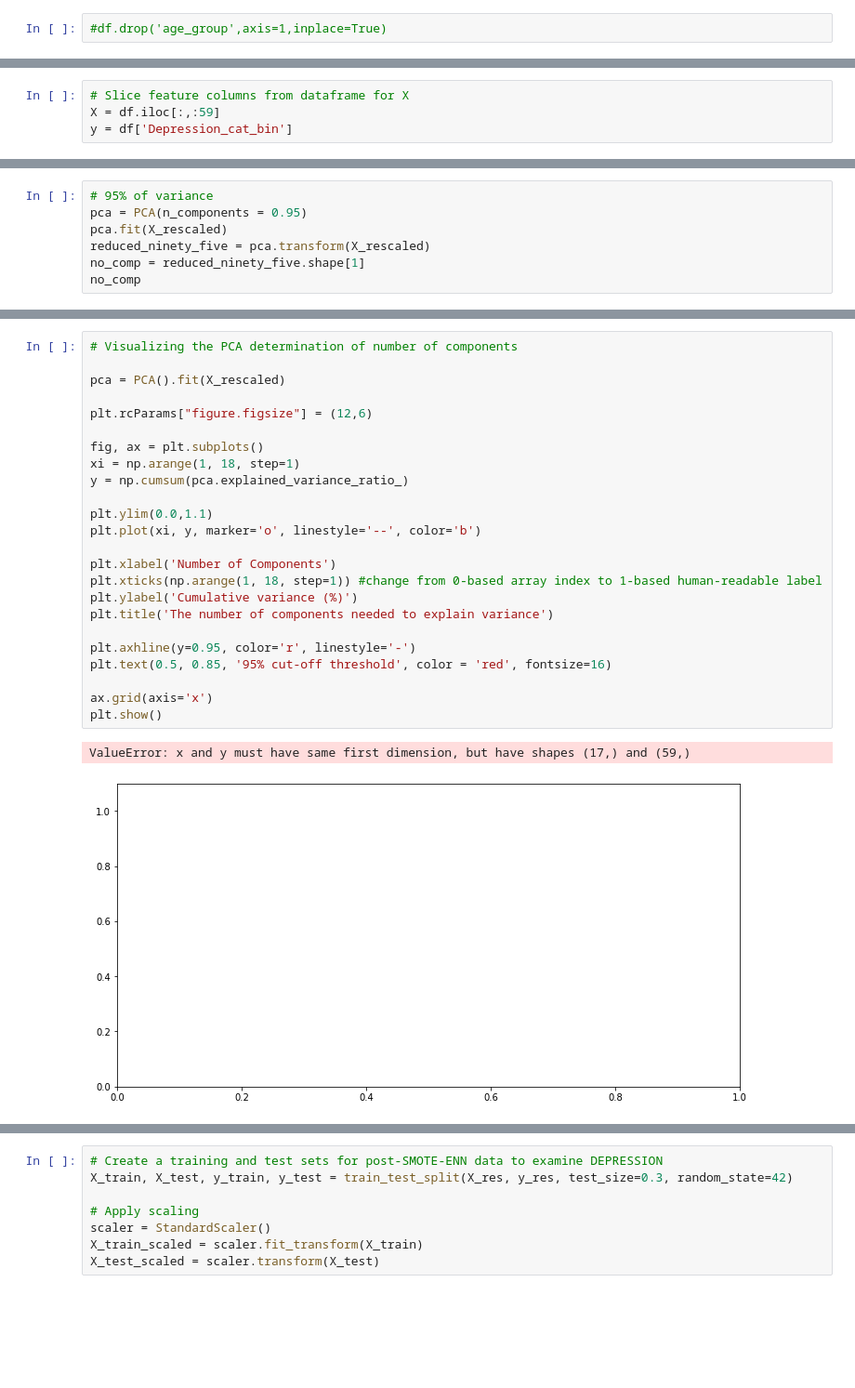
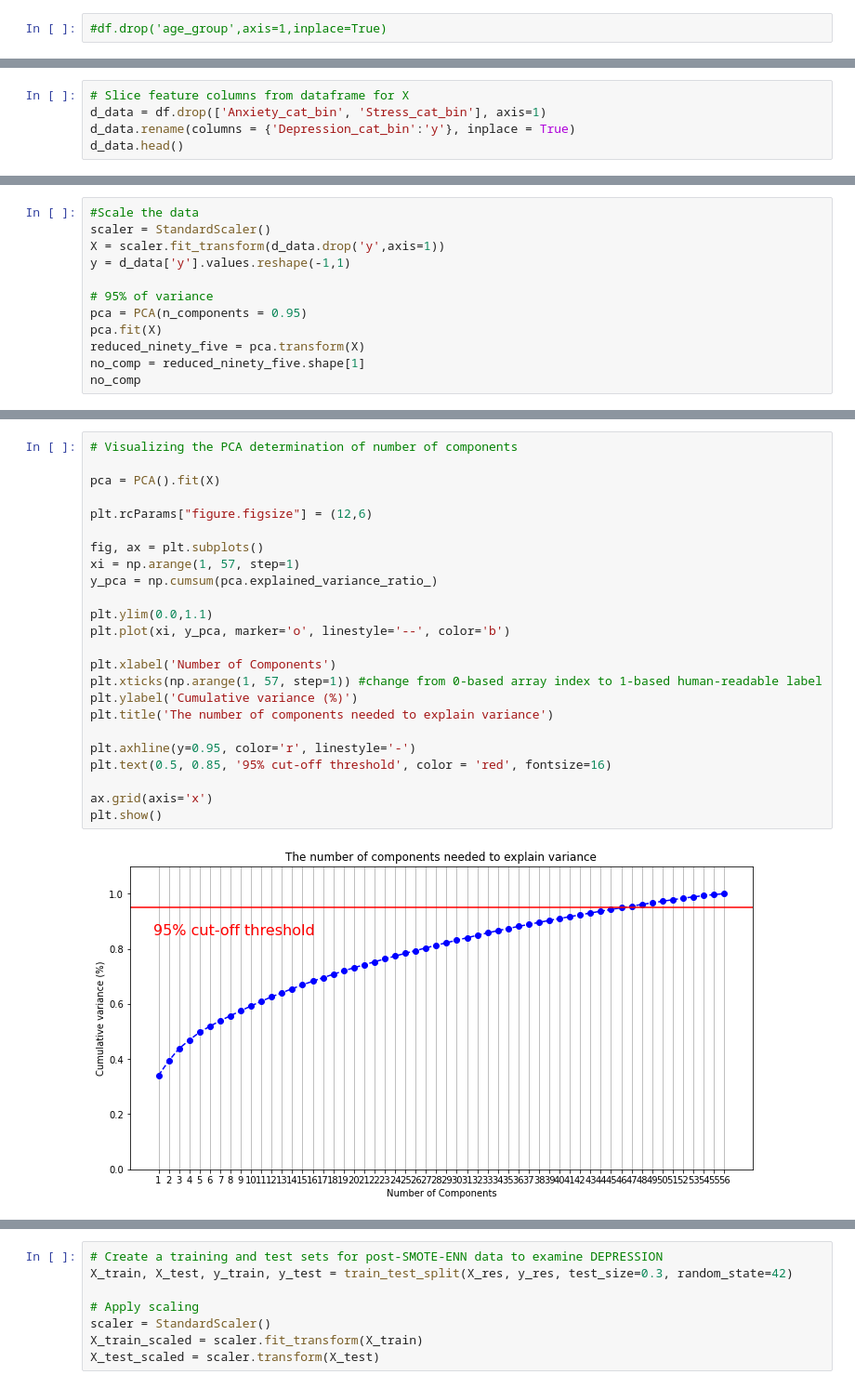
Before and after one commit to tfgerling/Final_project, a Jupyter notebook: Just Jamie thinking about data modeling.ipynb, the cells around one changed output, grey strips where cells are left out. Shown at 93% size. Cells and saved outputs as stored; diff of their text form; blank space fills up the shorter version.

```diff
--- a/Just Jamie thinking about data modeling.ipynb
+++ b/Just Jamie thinking about data modeling.ipynb
@@ -137,5 +127,6 @@ from sklearn.pipeline import Pipeline
 # %%
 # Slice feature columns from dataframe for X
-X = df.iloc[:,:59]
-y = df['Depression_cat_bin']
+d_data = df.drop(['Anxiety_cat_bin', 'Stress_cat_bin'], axis=1)
+d_data.rename(columns = {'Depression_cat_bin':'y'}, inplace = True)
+d_data.head()
 # %% [output]
@@ -173,8 +176,13 @@ X_rescaled = scaler.fit_transform(X)
 # %%
+#Scale the data
+scaler = StandardScaler()
+X = scaler.fit_transform(d_data.drop('y',axis=1))
+y = d_data['y'].values.reshape(-1,1)
+
 # 95% of variance
 pca = PCA(n_components = 0.95)
-pca.fit(X_rescaled)
-reduced_ninety_five = pca.transform(X_rescaled)
+pca.fit(X)
+reduced_ninety_five = pca.transform(X)
 no_comp = reduced_ninety_five.shape[1]
 no_comp
 # %% [output]
@@ -184,27 +192,26 @@ This shows that 46 components will capture 95% of the variance.
 # %%
 # Visualizing the PCA determination of number of components
 
-pca = PCA().fit(X_rescaled)
+pca = PCA().fit(X)
 
 plt.rcParams["figure.figsize"] = (12,6)
 
 fig, ax = plt.subplots()
-xi = np.arange(1, 18, step=1)
-y = np.cumsum(pca.explained_variance_ratio_)
+xi = np.arange(1, 57, step=1)
+y_pca = np.cumsum(pca.explained_variance_ratio_)
 
 plt.ylim(0.0,1.1)
-plt.plot(xi, y, marker='o', linestyle='--', color='b')
+plt.plot(xi, y_pca, marker='o', linestyle='--', color='b')
 
 plt.xlabel('Number of Components')
-plt.xticks(np.arange(1, 18, step=1)) #change from 0-based array index to 1-based human-readable label
+plt.xticks(np.arange(1, 57, step=1)) #change from 0-based array index to 1-based human-readable label
 plt.ylabel('Cumulative variance (%)')
 plt.title('The number of components needed to explain variance')
 
 plt.axhline(y=0.95, color='r', linestyle='-')
 plt.text(0.5, 0.85, '95% cut-off threshold', color = 'red', fontsize=16)
 
 ax.grid(axis='x')
 plt.show()
 # %% [output]
-ValueError: x and y must have same first dimension, but have shapes (17,) and (59,)
-[figure, old version]
+[figure, new version]
```
Also changed, not shown: parts of 42 cells of this notebook, 3 other files.
